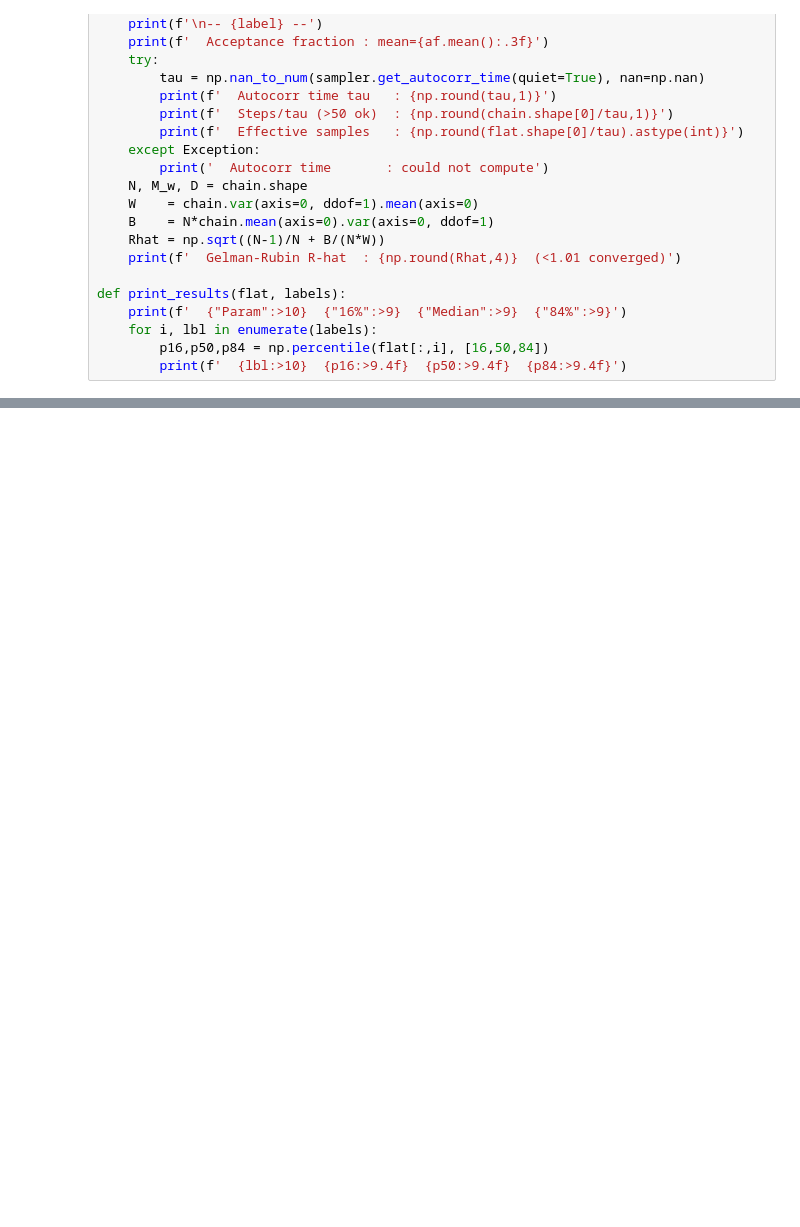
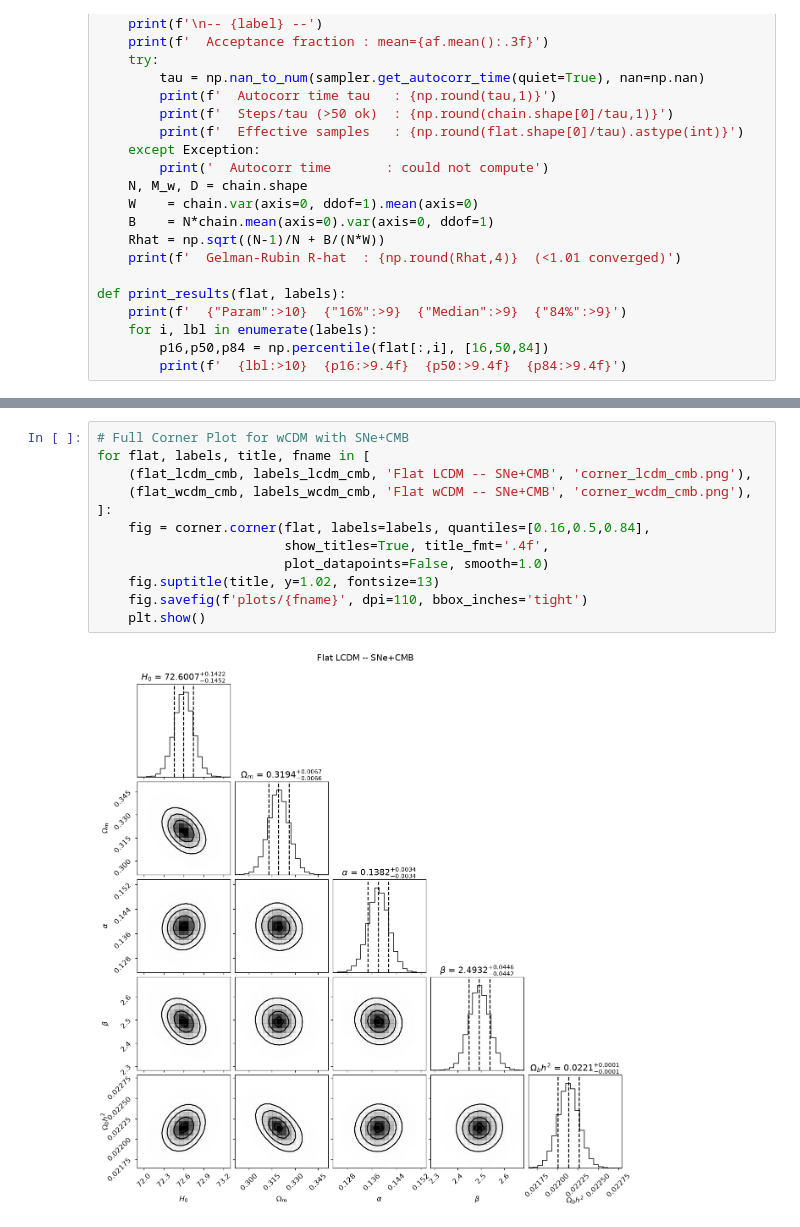
Before and after one commit to edwphysics/advanced_lab, a Jupyter notebook: final_project/project_run.ipynb, the cells around one changed output, grey strips where cells are left out. Drawn from its saved outputs; the diff is of its cells as text; blank space fills up the shorter version.

```diff
--- a/final_project/project_run.ipynb
+++ b/final_project/project_run.ipynb
@@ -199,0 +364,14 @@ def print_results(flat, labels):
+# %%
+# Full Corner Plot for wCDM with SNe+CMB
+for flat, labels, title, fname in [
+    (flat_lcdm_cmb, labels_lcdm_cmb, 'Flat LCDM -- SNe+CMB', 'corner_lcdm_cmb.png'),
+    (flat_wcdm_cmb, labels_wcdm_cmb, 'Flat wCDM -- SNe+CMB', 'corner_wcdm_cmb.png'),
+]:
+    fig = corner.corner(flat, labels=labels, quantiles=[0.16,0.5,0.84],
+                        show_titles=True, title_fmt='.4f',
+                        plot_datapoints=False, smooth=1.0)
+    fig.suptitle(title, y=1.02, fontsize=13)
+    fig.savefig(f'plots/{fname}', dpi=110, bbox_inches='tight')
+    plt.show()
+# %% [output]
+[figure, added]
```
Also changed, not shown: parts of 14 cells of this notebook, 8 other files.
